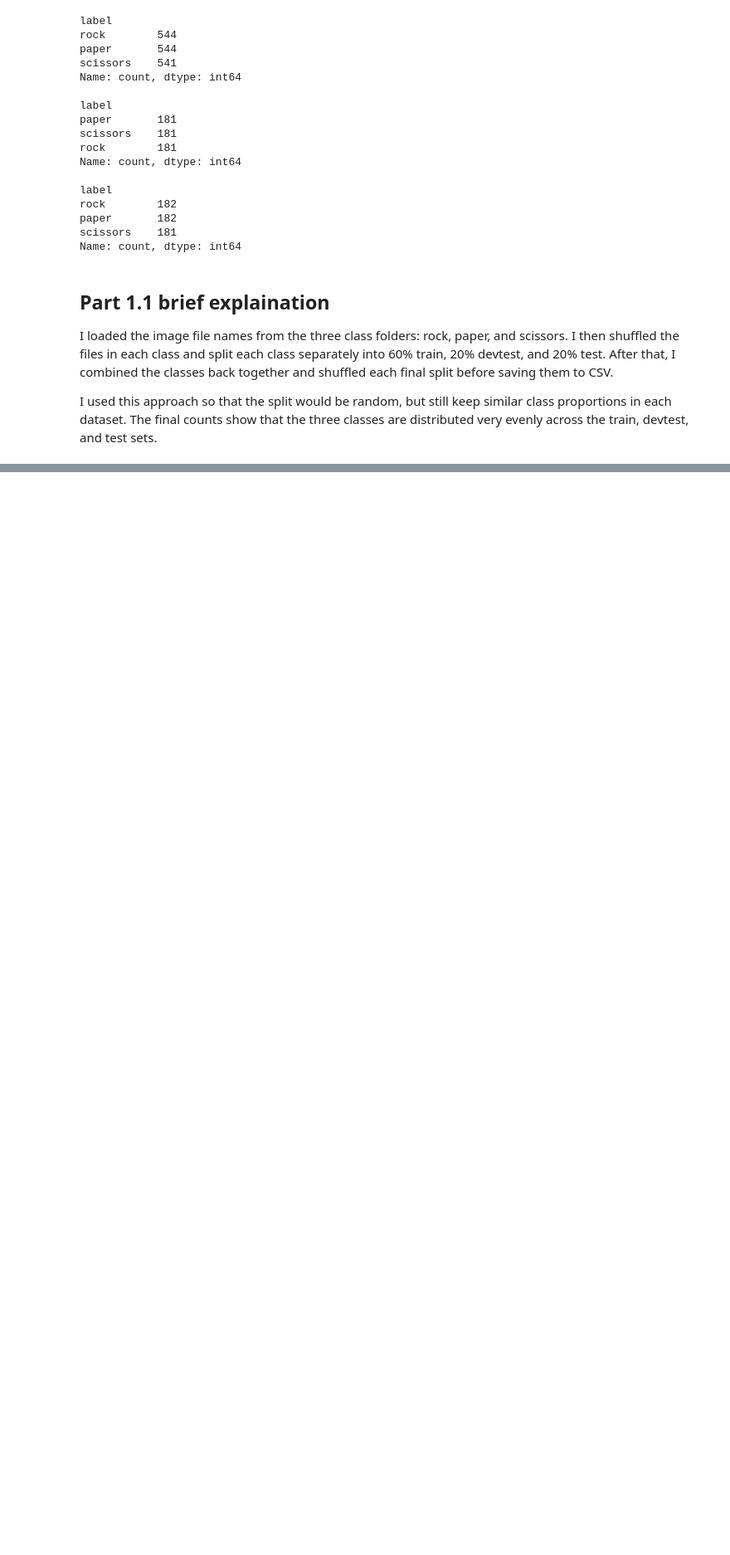
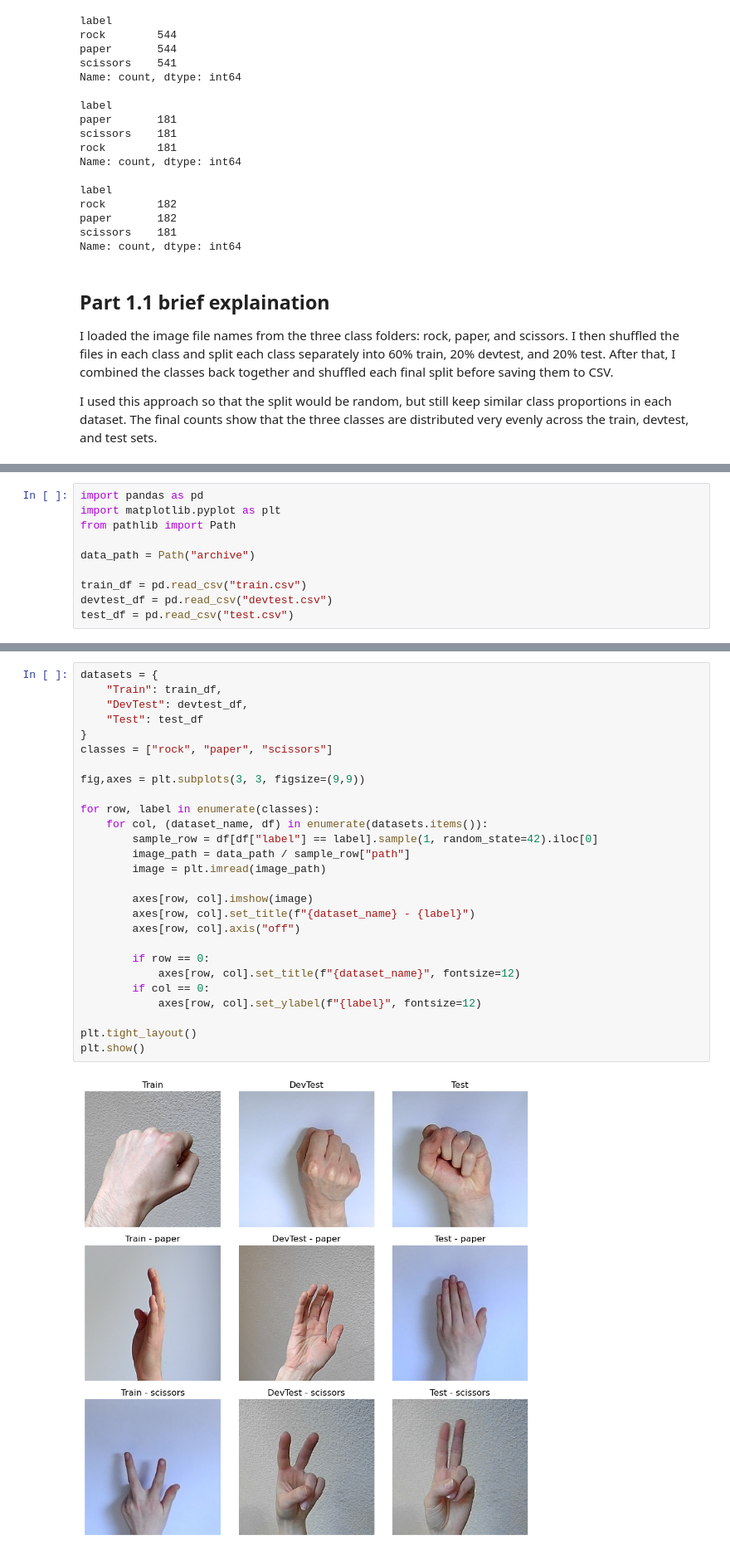
Before and after one commit to Rassoh/AI_RPS_project, a Jupyter notebook: notebook.ipynb, the cells around one changed output, grey strips where cells are left out. Shown at 83% size. Drawn from its saved outputs; the diff is of its cells as text; blank space fills up the shorter version.

```diff
--- a/notebook.ipynb
+++ b/notebook.ipynb
@@ -106,0 +115,10 @@ I used this approach so that the split would be random, but still keep similar c
+# %%
+import pandas as pd
+import matplotlib.pyplot as plt
+from pathlib import Path
+
+data_path = Path("archive")
+
+train_df = pd.read_csv("train.csv")
+devtest_df = pd.read_csv("devtest.csv")
+test_df = pd.read_csv("test.csv")
@@ -106,0 +137,29 @@ I used this approach so that the split would be random, but still keep similar c
+# %%
+datasets = {
+    "Train": train_df,
+    "DevTest": devtest_df,
+    "Test": test_df
+}
+classes = ["rock", "paper", "scissors"]
+
+fig,axes = plt.subplots(3, 3, figsize=(9,9))
+
+for row, label in enumerate(classes):
+    for col, (dataset_name, df) in enumerate(datasets.items()):
+        sample_row = df[df["label"] == label].sample(1, random_state=42).iloc[0]
+        image_path = data_path / sample_row["path"]
+        image = plt.imread(image_path)
+
+        axes[row, col].imshow(image)
+        axes[row, col].set_title(f"{dataset_name} - {label}")
+        axes[row, col].axis("off")
+
+        if row == 0:
+            axes[row, col].set_title(f"{dataset_name}", fontsize=12)
+        if col == 0:
+            axes[row, col].set_ylabel(f"{label}", fontsize=12)
+
+plt.tight_layout()
+plt.show()
+# %% [output]
+[figure, added]
```
Also changed, not shown: parts of 10 cells of this notebook, 1 other file.
